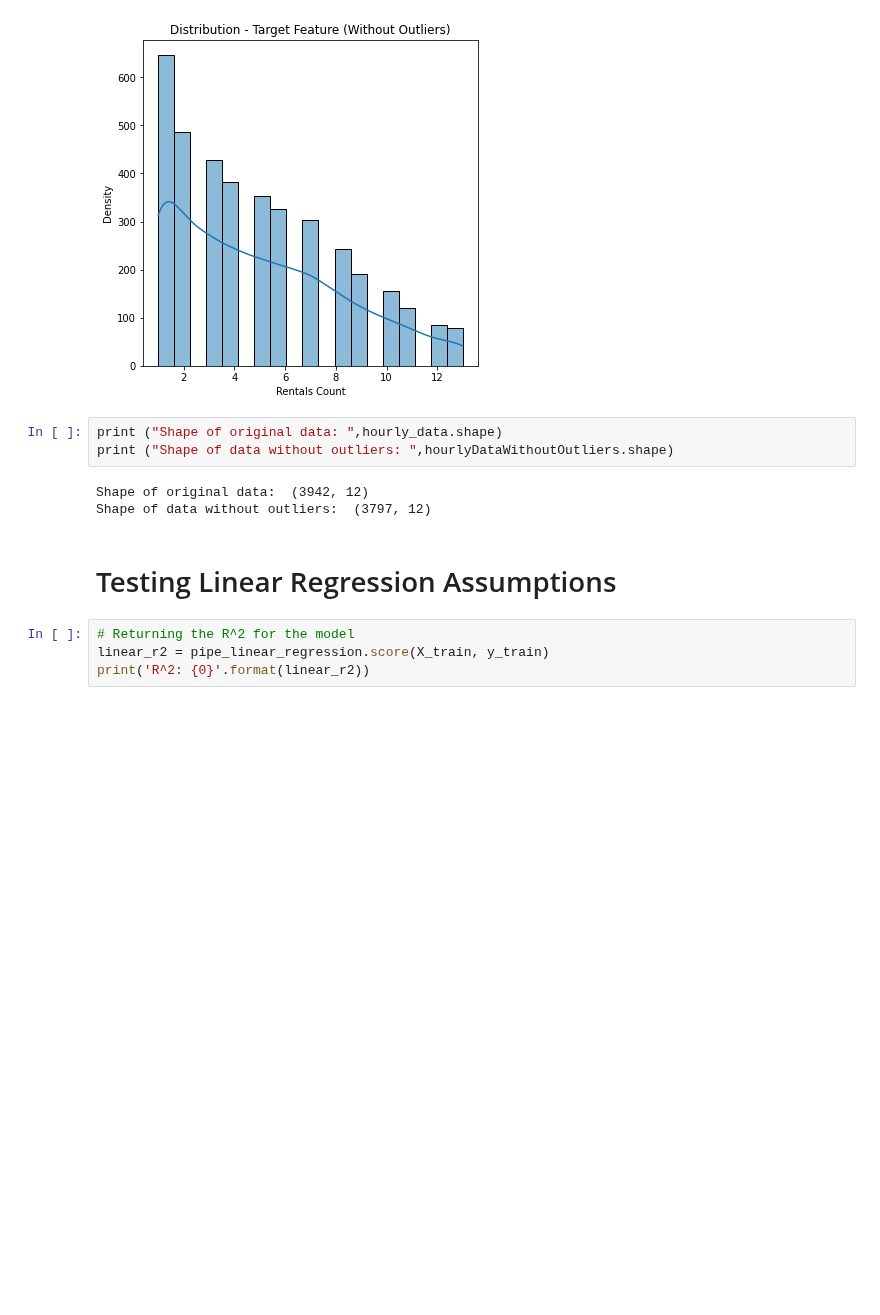
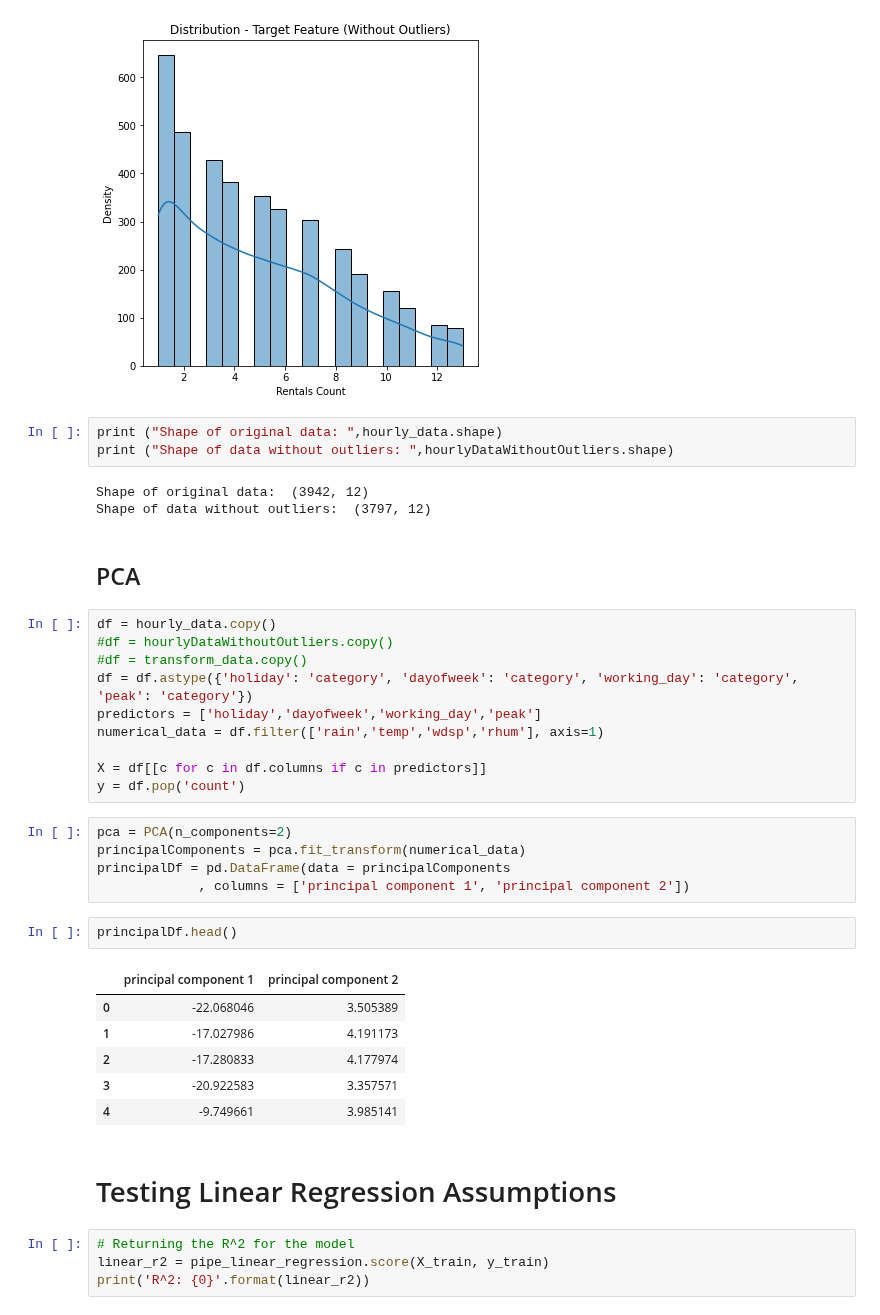
Before and after one commit to pessini/moby-bikes, a Jupyter notebook: notebooks/03-preprocessing.ipynb, the cells around one changed output. Cells and saved outputs as stored; diff of their text form; blank space fills up the shorter version.

```diff
--- a/notebooks/03-preprocessing.ipynb
+++ b/notebooks/03-preprocessing.ipynb
@@ -108,6 +108,32 @@ print ("Shape of data without outliers: ",hourlyDataWithoutOutliers.shape)
 # %% [output]
 Shape of original data:  (3942, 12)
 Shape of data without outliers:  (3797, 12)
+# %% [markdown]
+## PCA
+# %%
+df = hourly_data.copy()
+#df = hourlyDataWithoutOutliers.copy()
+#df = transform_data.copy()
+df = df.astype({'holiday': 'category', 'dayofweek': 'category', 'working_day': 'category', 'peak': 'category'})
+predictors = ['holiday','dayofweek','working_day','peak']
+numerical_data = df.filter(['rain','temp','wdsp','rhum'], axis=1)
+
+X = df[[c for c in df.columns if c in predictors]]
+y = df.pop('count')
+# %%
+pca = PCA(n_components=2)
+principalComponents = pca.fit_transform(numerical_data)
+principalDf = pd.DataFrame(data = principalComponents
+             , columns = ['principal component 1', 'principal component 2'])
+# %%
+principalDf.head()
+# %% [output]
+|  | principal component 1 | principal component 2 |
+| 0 | -22.068046 | 3.505389 |
+| 1 | -17.027986 | 4.191173 |
+| 2 | -17.280833 | 4.177974 |
+| 3 | -20.922583 | 3.357571 |
+| 4 | -9.749661 | 3.985141 |
 # %% [markdown]
 # Testing Linear Regression Assumptions
 # %%
```
Also changed, not shown: 1 other file.
